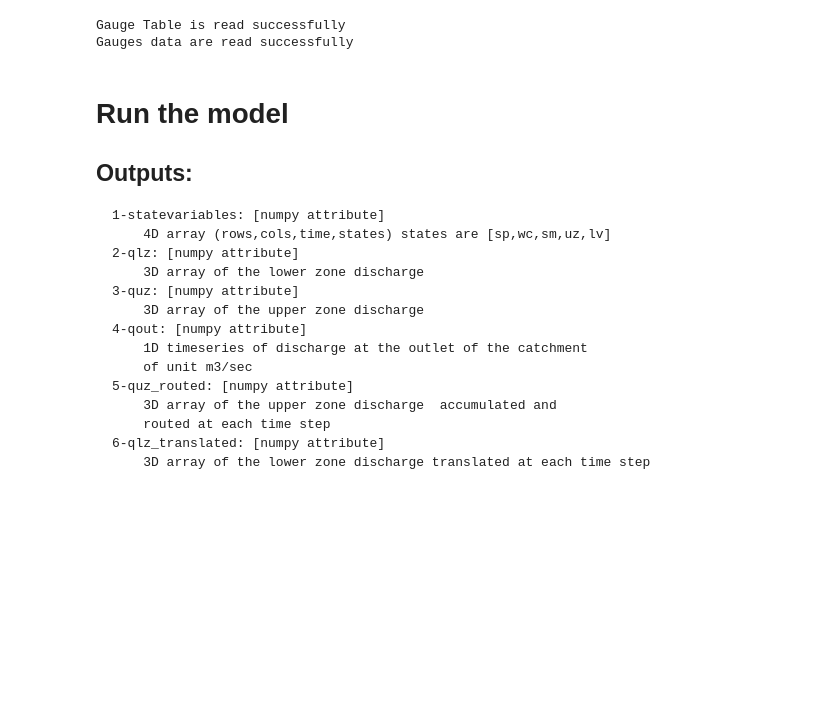
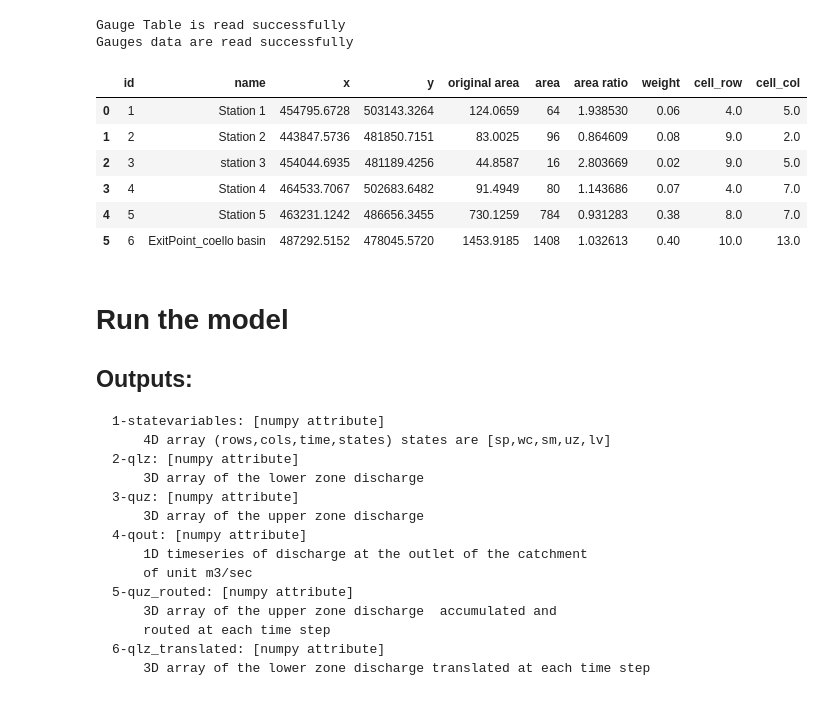
Before and after one commit to Serapieum-of-alex/Hapi, a Jupyter notebook: Examples/Hydrological model/Note books/02Coello-Hapi.ipynb, the cells around one changed output. Cells and saved outputs as stored; diff of their text form; code cells hidden in the pictures; blank space fills up the shorter version.

```diff
--- a/Examples/Hydrological model/Note books/02Coello-Hapi.ipynb
+++ b/Examples/Hydrological model/Note books/02Coello-Hapi.ipynb
@@ -66,6 +66,16 @@ Coello.ReadDischargeGauges(GaugesPath, column='id', fmt="%Y-%m-%d")
 # %% [output]
 Gauge Table is read successfully
 Gauges data are read successfully
+# %%
+Coello.GaugesTable
+# %% [output]
+|  | id | name | x | y | original area | area | area ratio | weight | cell_row | cell_col |
+| 0 | 1 | Station 1 | 454795.6728 | 503143.3264 | 124.0659 | 64 | 1.938530 | 0.06 | 4.0 | 5.0 |
+| 1 | 2 | Station 2 | 443847.5736 | 481850.7151 | 83.0025 | 96 | 0.864609 | 0.08 | 9.0 | 2.0 |
+| 2 | 3 | station 3 | 454044.6935 | 481189.4256 | 44.8587 | 16 | 2.803669 | 0.02 | 9.0 | 5.0 |
+| 3 | 4 | Station 4 | 464533.7067 | 502683.6482 | 91.4949 | 80 | 1.143686 | 0.07 | 4.0 | 7.0 |
+| 4 | 5 | Station 5 | 463231.1242 | 486656.3455 | 730.1259 | 784 | 0.931283 | 0.38 | 8.0 | 7.0 |
+| 5 | 6 | ExitPoint_coello basin | 487292.5152 | 478045.5720 | 1453.9185 | 1408 | 1.032613 | 0.40 | 10.0 | 13.0 |
 # %% [markdown]
 # Run the model
 
```
Also changed, not shown: parts of 12 cells of this notebook.
